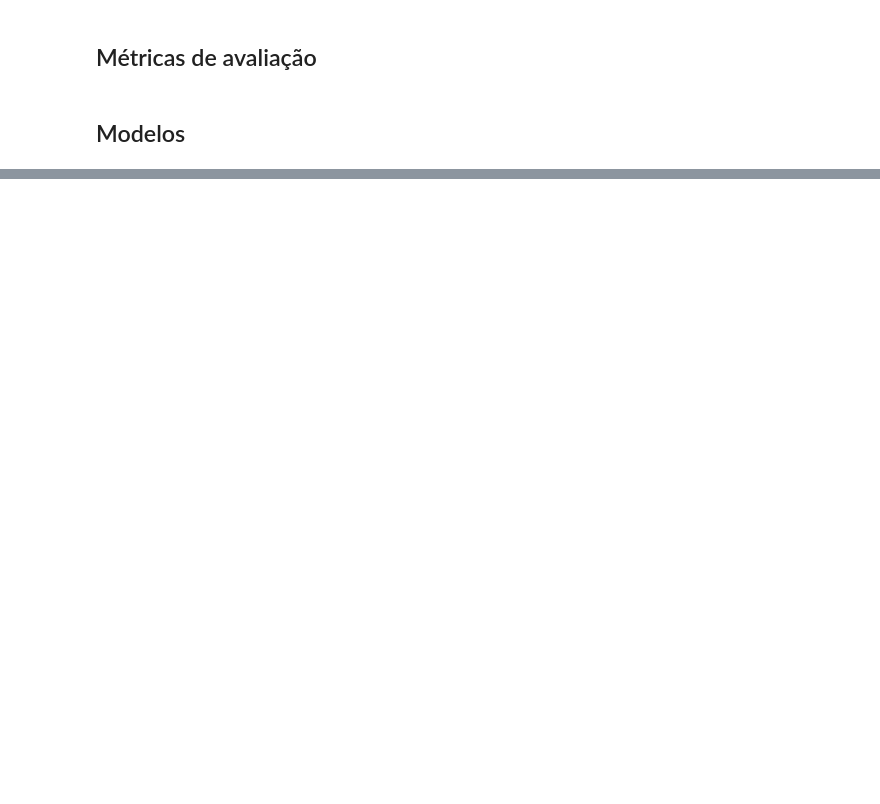
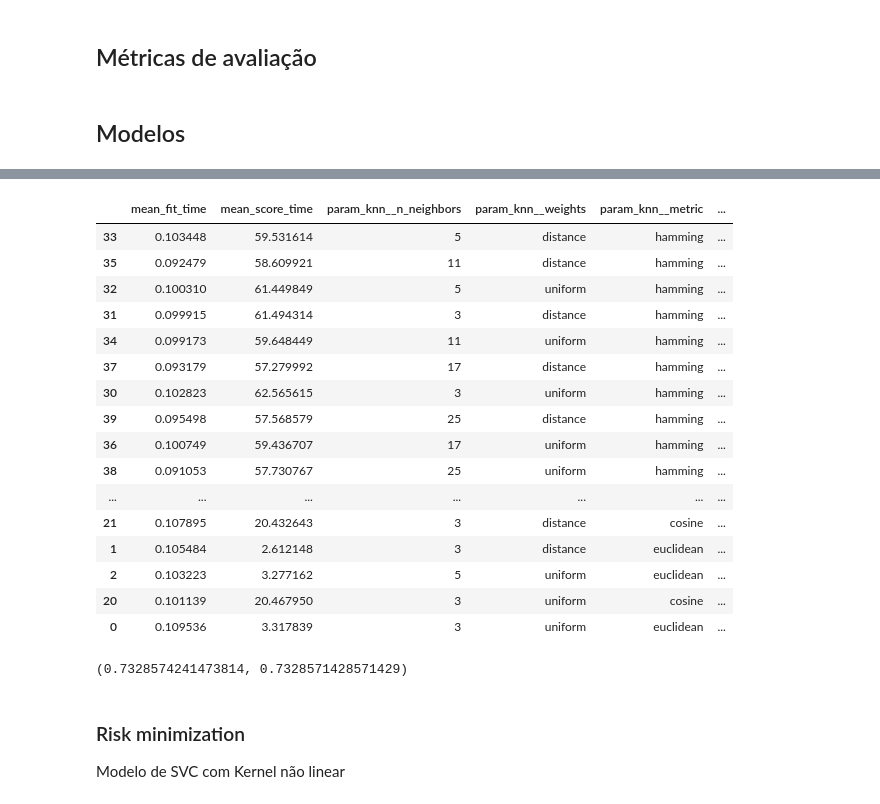
Before and after one commit to fmromeiro/mo810-kidney-waitlist, a Jupyter notebook: model.ipynb, the cells around one changed output, grey strips where cells are left out. Cells and saved outputs as stored; diff of their text form; code cells hidden in the pictures; blank space fills up the shorter version.

```diff
--- a/model.ipynb
+++ b/model.ipynb
@@ -58,6 +101,6 @@ X, y = df_onehot.drop(columns=[target]), df_onehot[target]
 # %%
 from sklearn.model_selection import train_test_split
-X_train, X_test, y_train, y_test = train_test_split(X, y, test_size=0.2, random_state=1729)
+X_train, X_test, y_train, y_test, meta_train, meta_test = train_test_split(X, y, meta, test_size=0.3, random_state=1729)
 # %% [markdown]
 ## Métricas de avaliação
 # %%
@@ -153,0 +146,22 @@ Convergence success after 6 iterations.
+# %%
+
+linear_svc_params = [
+    {
+        'linearsvc__penalty': ['l1'],
+        'linearsvc__loss': ['squared_hinge'],
+        'linearsvc__C': [1,10,100,1000],
+    },
+    {
+        'linearsvc__penalty': ['l2'],
+        'linearsvc__loss': ['hinge', 'squared_hinge'],
+        'linearsvc__C': [1,10,100,1000],
+    },
+]
+
+linear_svc_grid = GridSearchCV(
+    make_pipeline(StandardScaler(), LinearSVC(dual='auto', random_state=1729, max_iter=10_000)),
+    linear_svc_params,
+    verbose=4,
+    scoring=('roc_auc', 'accuracy'),
+    refit='roc_auc')
+linear_svc_grid.fit(X_train, y_train)
@@ -153,0 +196,18 @@ Convergence success after 6 iterations.
+# %%
+from sklearn.neighbors import KNeighborsClassifier
+
+knn_params = [
+    {
+        'knn__n_neighbors': [3,5,11,17,25],
+        'knn__weights': ['uniform', 'distance'],
+        'knn__metric': ['euclidean', 'manhattan', 'cosine', 'hamming'],
+    },
+]
+
+knn_grid = GridSearchCV(
+    Pipeline(steps=[('scaler', StandardScaler()), ('knn', KNeighborsClassifier())]),
+    knn_params,
+    verbose=4,
+    scoring=('roc_auc', 'accuracy'),
+    refit='roc_auc')
+knn_grid.fit(X_train, y_train)
@@ -153,0 +239,30 @@ Convergence success after 6 iterations.
+# %%
+knn_grid_df = pd.DataFrame(knn_grid.cv_results_)
+knn_grid_df.sort_values(['mean_test_roc_auc', 'mean_test_accuracy'], ascending=False)[['mean_fit_time', 'mean_score_time', 'param_knn__n_neighbors', 'param_knn__weights', 'param_knn__metric', 'mean_test_roc_auc', 'std_test_roc_auc', 'mean_test_accuracy', 'std_test_accuracy']]
+# %% [output]
+|  | mean_fit_time | mean_score_time | param_knn__n_neighbors | param_knn__weights | param_knn__metric | ... |
+| 33 | 0.103448 | 59.531614 | 5 | distance | hamming | ... |
+| 35 | 0.092479 | 58.609921 | 11 | distance | hamming | ... |
+| 32 | 0.100310 | 61.449849 | 5 | uniform | hamming | ... |
+| 31 | 0.099915 | 61.494314 | 3 | distance | hamming | ... |
+| 34 | 0.099173 | 59.648449 | 11 | uniform | hamming | ... |
+| 37 | 0.093179 | 57.279992 | 17 | distance | hamming | ... |
+| 30 | 0.102823 | 62.565615 | 3 | uniform | hamming | ... |
+| 39 | 0.095498 | 57.568579 | 25 | distance | hamming | ... |
+| 36 | 0.100749 | 59.436707 | 17 | uniform | hamming | ... |
+| 38 | 0.091053 | 57.730767 | 25 | uniform | hamming | ... |
+| ... | ... | ... | ... | ... | ... | ... |
+| 21 | 0.107895 | 20.432643 | 3 | distance | cosine | ... |
+| 1 | 0.105484 | 2.612148 | 3 | distance | euclidean | ... |
+| 2 | 0.103223 | 3.277162 | 5 | uniform | euclidean | ... |
+| 20 | 0.101139 | 20.467950 | 3 | uniform | cosine | ... |
+| 0 | 0.109536 | 3.317839 | 3 | uniform | euclidean | ... |
+# %%
+y_test_knn = knn_grid.predict(X_test)
+(roc_auc_score(y_test, y_test_knn), accuracy_score(y_test, y_test_knn))
+# %% [output]
+(0.7328574241473814, 0.7328571428571429)
+# %% [markdown]
+### Risk minimization
+
+Modelo de SVC com Kernel não linear
```
Also changed, not shown: parts of 41 cells of this notebook, 1 other file.
